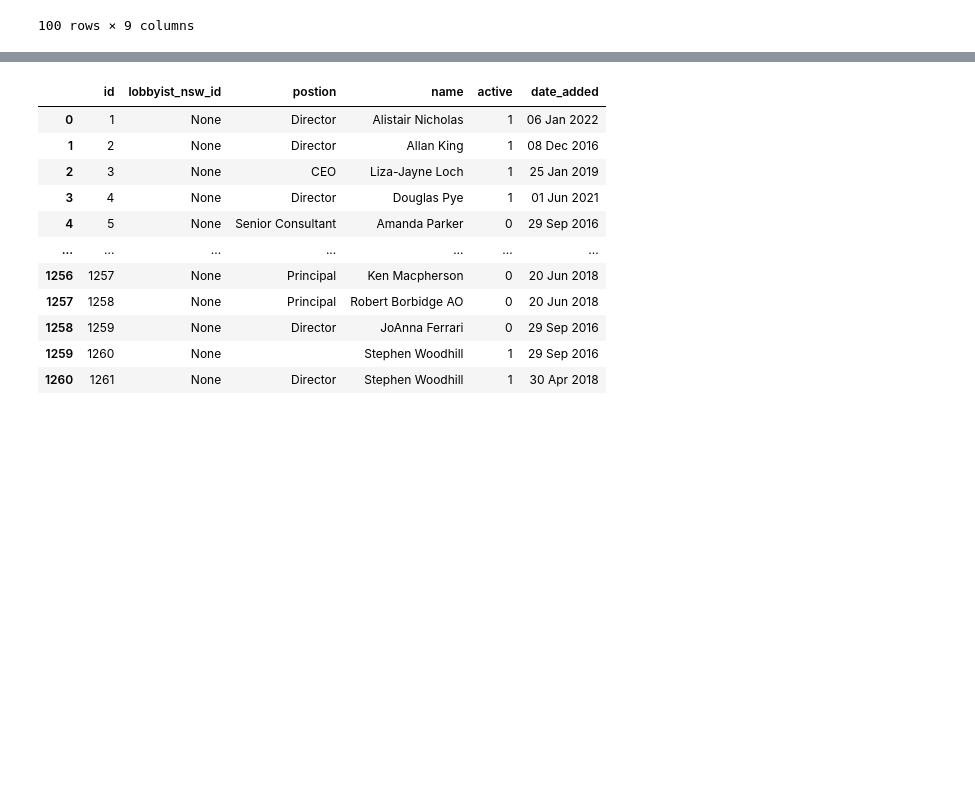
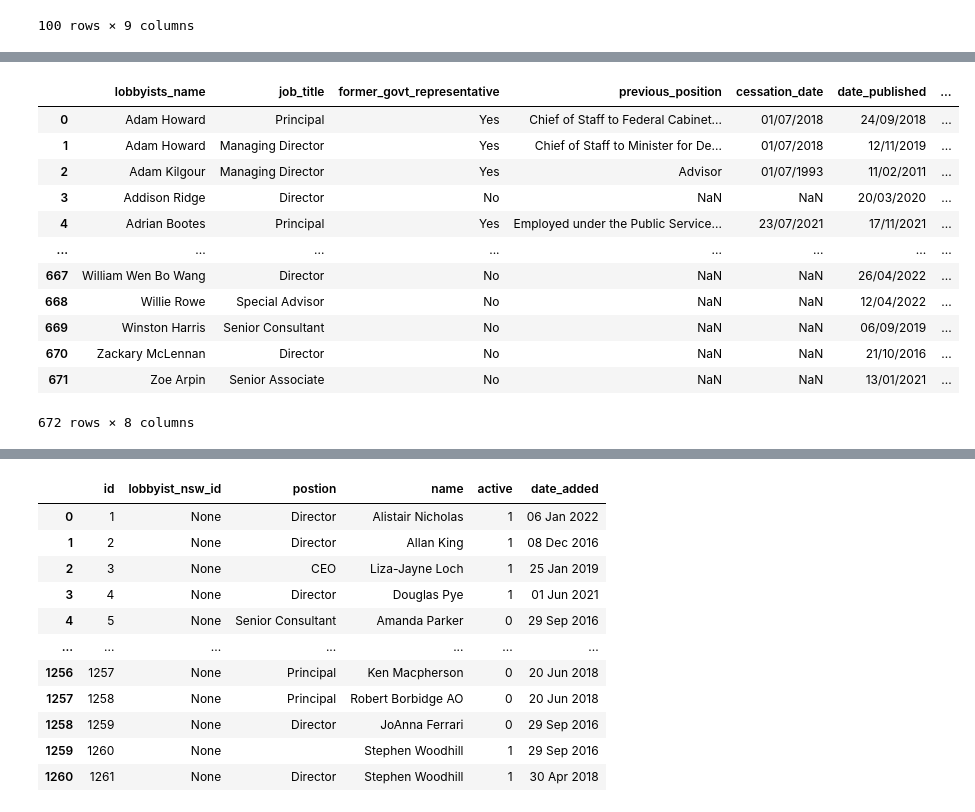
Before and after one commit to sjeruto/ARDC-Project, a Jupyter notebook: notebooks/mg_workbook.ipynb, the cells around one changed output, grey strips where cells are left out. Drawn from its saved outputs; the diff is of its cells as text; code cells hidden in the pictures; blank space fills up the shorter version.

```diff
--- a/notebooks/mg_workbook.ipynb
+++ b/notebooks/mg_workbook.ipynb
@@ -73,0 +91,24 @@ clients_df
+# %%
+employees_df = pd.read_excel('../Downloadable Lobbyist Register.xlsx', sheet_name='Lobbyists', header=7)
+employees_df.columns = employees_df.columns.str.replace(' ', '_')
+employees_df.columns = employees_df.columns.str.lower()
+employees_df.columns = employees_df.columns.str.replace(':', '')
+employees_df.columns = employees_df.columns.str.replace("'", '')
+employees_df.columns = employees_df.columns.str.replace('.', '')
+employees_df = employees_df[[c for c in employees_df.columns if c not in ['unnamed_0']]]
+employees_df.organisations_abn = pd.to_numeric(employees_df.organisations_abn.str.replace(' ', ''))
+employees_df
+# %% [output]
+|  | lobbyists_name | job_title | former_govt_representative | previous_position | cessation_date | date_published | ... |
+| 0 | Adam Howard | Principal | Yes | Chief of Staff to Federal Cabinet... | 01/07/2018 | 24/09/2018 | ... |
+| 1 | Adam Howard | Managing Director | Yes | Chief of Staff to Minister for De... | 01/07/2018 | 12/11/2019 | ... |
+| 2 | Adam Kilgour | Managing Director | Yes | Advisor | 01/07/1993 | 11/02/2011 | ... |
+| 3 | Addison Ridge | Director | No | NaN | NaN | 20/03/2020 | ... |
+| 4 | Adrian Bootes | Principal | Yes | Employed under the Public Service... | 23/07/2021 | 17/11/2021 | ... |
+| ... | ... | ... | ... | ... | ... | ... | ... |
+| 667 | William Wen Bo Wang | Director | No | NaN | NaN | 26/04/2022 | ... |
+| 668 | Willie Rowe | Special Advisor | No | NaN | NaN | 12/04/2022 | ... |
+| 669 | Winston Harris | Senior Consultant | No | NaN | NaN | 06/09/2019 | ... |
+| 670 | Zackary McLennan | Director | No | NaN | NaN | 21/10/2016 | ... |
+| 671 | Zoe Arpin | Senior Associate | No | NaN | NaN | 13/01/2021 | ... |
+672 rows × 8 columns
```
Also changed, not shown: parts of 7 cells of this notebook, 3 other files.
